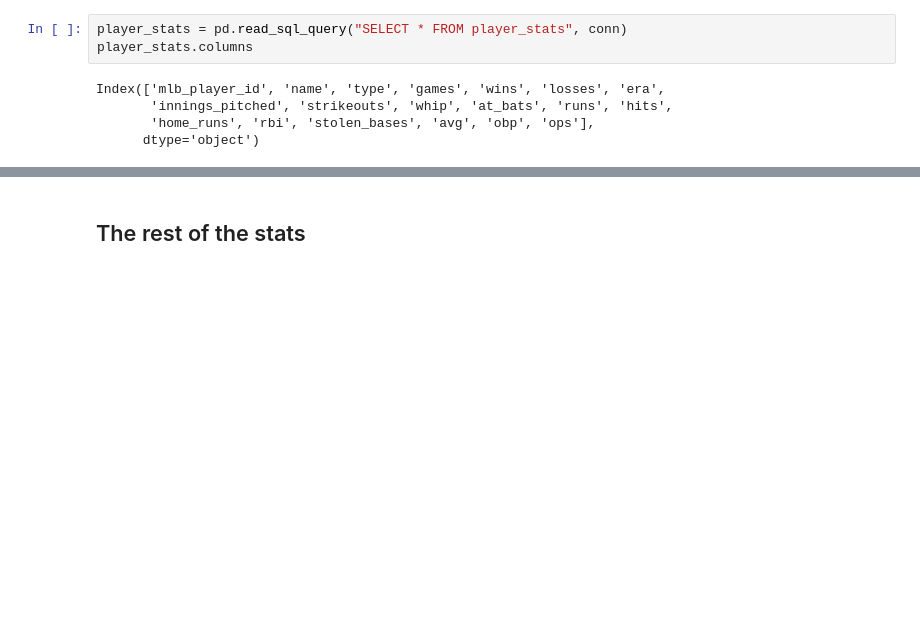
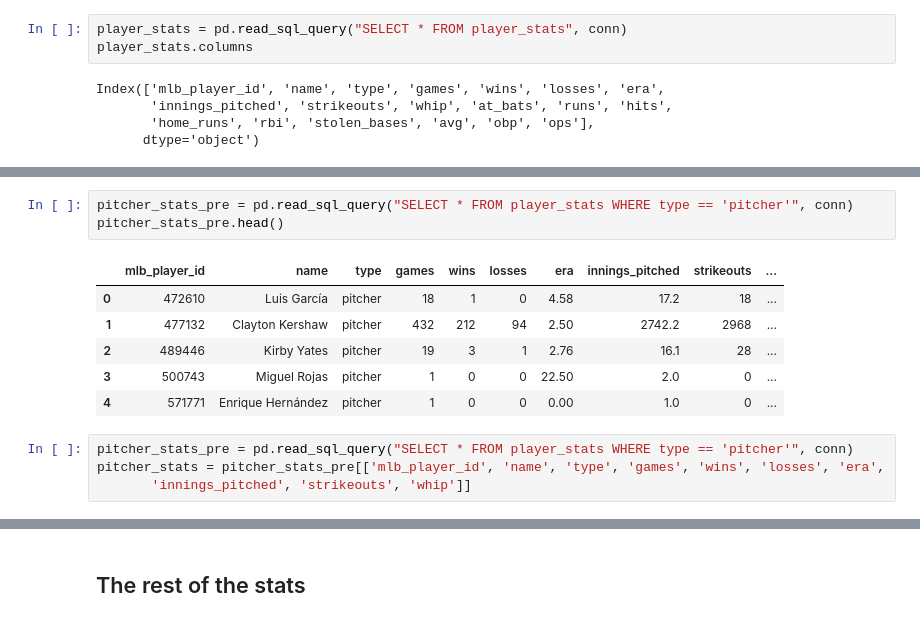
Before and after one commit to laniel123/MLB_Injury_Report, a Jupyter notebook: notebooks /dodgers_db.ipynb, the cells around one changed output, grey strips where cells are left out. Drawn from its saved outputs; the diff is of its cells as text; blank space fills up the shorter version.

```diff
--- a/notebooks /dodgers_db.ipynb
+++ b/notebooks /dodgers_db.ipynb
@@ -263,0 +277,14 @@ Index(['mlb_player_id', 'name', 'type', 'games', 'wins', 'losses', 'era',
+# %%
+pitcher_stats_pre = pd.read_sql_query("SELECT * FROM player_stats WHERE type == 'pitcher'", conn)
+pitcher_stats_pre.head()
+# %% [output]
+|  | mlb_player_id | name | type | games | wins | losses | era | innings_pitched | strikeouts | ... |
+| 0 | 472610 | Luis García | pitcher | 18 | 1 | 0 | 4.58 | 17.2 | 18 | ... |
+| 1 | 477132 | Clayton Kershaw | pitcher | 432 | 212 | 94 | 2.50 | 2742.2 | 2968 | ... |
+| 2 | 489446 | Kirby Yates | pitcher | 19 | 3 | 1 | 2.76 | 16.1 | 28 | ... |
+| 3 | 500743 | Miguel Rojas | pitcher | 1 | 0 | 0 | 22.50 | 2.0 | 0 | ... |
+| 4 | 571771 | Enrique Hernández | pitcher | 1 | 0 | 0 | 0.00 | 1.0 | 0 | ... |
+# %%
+pitcher_stats_pre = pd.read_sql_query("SELECT * FROM player_stats WHERE type == 'pitcher'", conn)
+pitcher_stats = pitcher_stats_pre[['mlb_player_id', 'name', 'type', 'games', 'wins', 'losses', 'era',
+       'innings_pitched', 'strikeouts', 'whip']]
```
Also changed, not shown: parts of 13 cells of this notebook, 5 other files.
